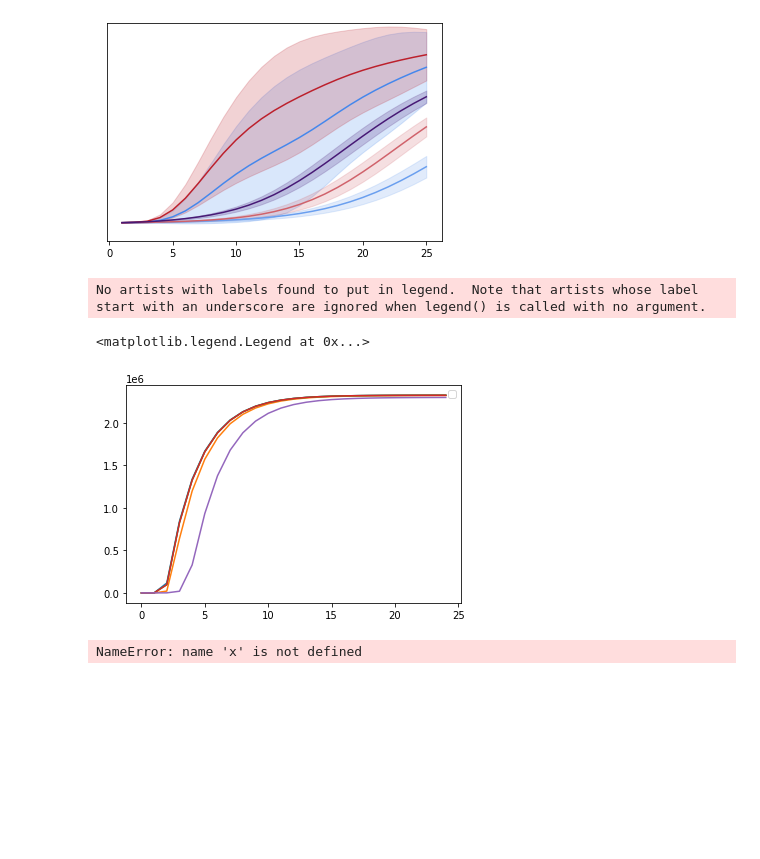
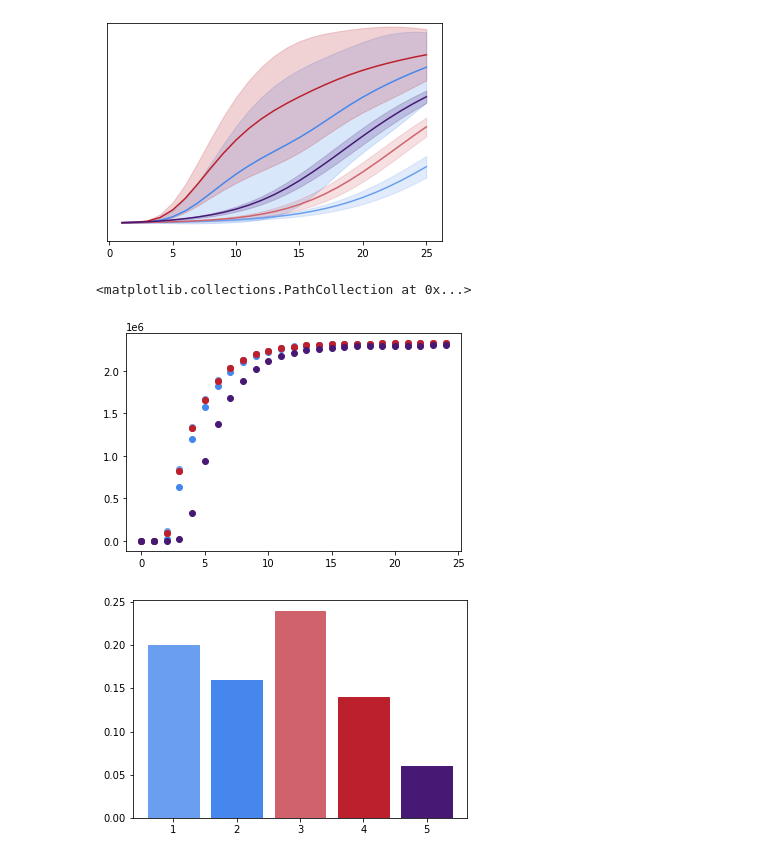
Before and after one commit to Sakib1418/Corteva, a Jupyter notebook: plot.ipynb, the cells around one changed output. Drawn from its saved outputs; the diff is of its cells as text; code cells hidden in the pictures; blank space fills up the shorter version.

Commit message:
plot making

```diff
--- a/plot.ipynb
+++ b/plot.ipynb
@@ -97,27 +115,22 @@ plt.ylim([-0.10,1.1])
 # %%
 import pickle as pkl
 import matplotlib.pyplot as plt
 x713_1 = pkl.load(open('./x713_25_pop.pkl','rb'))['x713_25']['average']
 x713_2 = pkl.load(open('./x713_50_pop.pkl','rb'))['x713_50']['average']
 x755_1 = pkl.load(open('./x755_25_pop.pkl','rb'))['x755_25']['average']
 x755_2 = pkl.load(open('./x755_50_pop.pkl','rb'))['x755_50']['average']
 comb = pkl.load(open('./combind_pop.pkl','rb'))['combind']['average']
 
 
 
 x = [i for i in range(len(x713_1))]
 
-plt.plot(x,x713_1)
-plt.plot(x,x713_2)
-plt.plot(x,x755_1)
-plt.plot(x,x755_1)
-plt.plot(x,comb)
-plt.legend()
+plt.scatter(x,x713_1,color = '#6a9fef')
+plt.scatter(x,x713_2, color = '#4587ec')
+plt.scatter(x,x755_1, color = '#d0626b')
+plt.scatter(x,x755_1, color = '#bc202c')
+plt.scatter(x,comb, color = '#471975')
+# plt.legend(['x713_25','x713_50','x755_25','x755_50','combind'])
 # %% [output]
-No artists with labels found to put in legend.  Note that artists whose label start with an underscore are ignored when legend() is called with no argument.
+<matplotlib.collections.PathCollection at 0x...>
-<matplotlib.legend.Legend at 0x...>
-[figure, old version]
+[figure, new version]
-# %%
-x
-# %% [output]
-NameError: name 'x' is not defined
@@ -123,0 +141,18 @@ NameError: name 'x' is not defined
+# %%
+import numpy as np
+
+non_zero = np.array([10,8,12,7,3])/50
+
+
+bar_plot = plt.bar([int(i+1) for i in range(len(non_zero))],non_zero)
+
+bar_plot[0].set_color('#6a9fef')
+bar_plot[1].set_color('#4587ec')
+bar_plot[2].set_color('#d0626b')
+bar_plot[3].set_color('#bc202c')
+bar_plot[4].set_color('#471975')
+
+
+plt.show()
+# %% [output]
+[figure, added]
```
Also changed, not shown: parts of 11 cells of this notebook, 7 other files.
